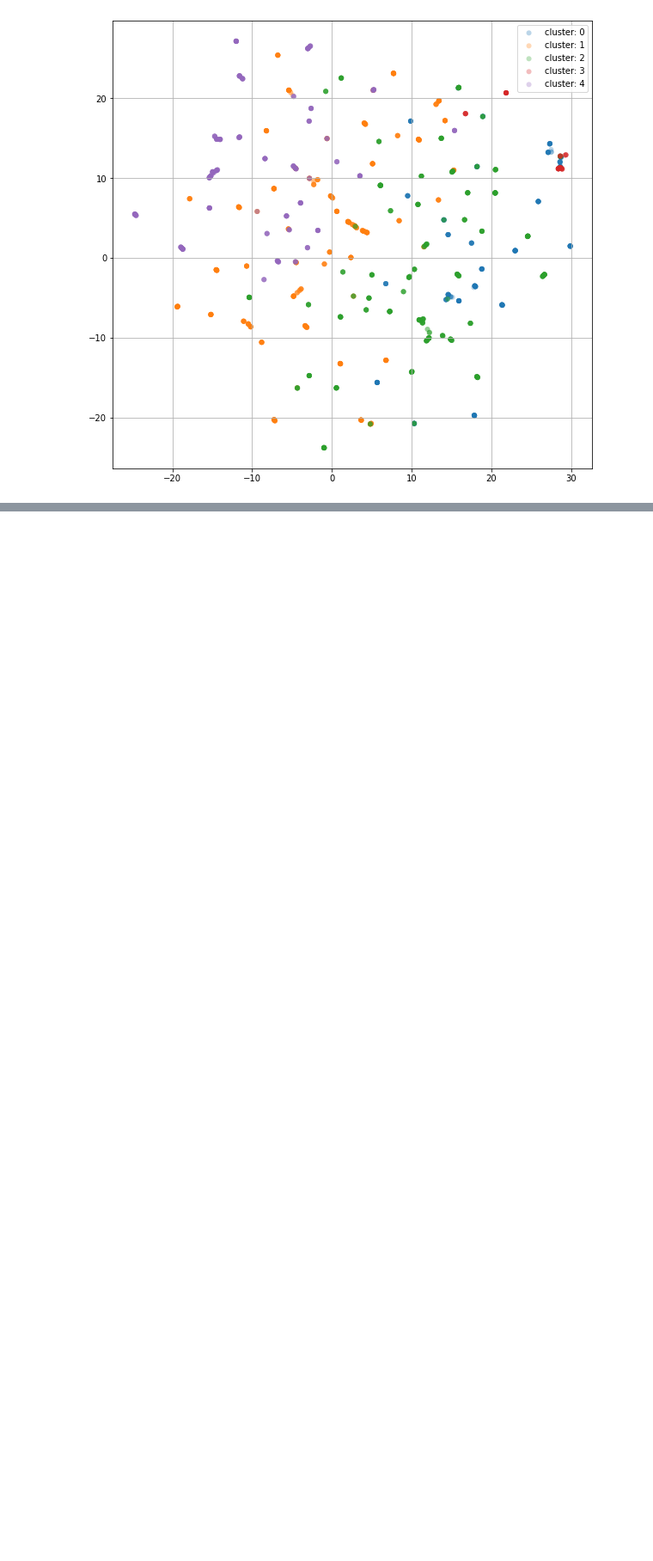
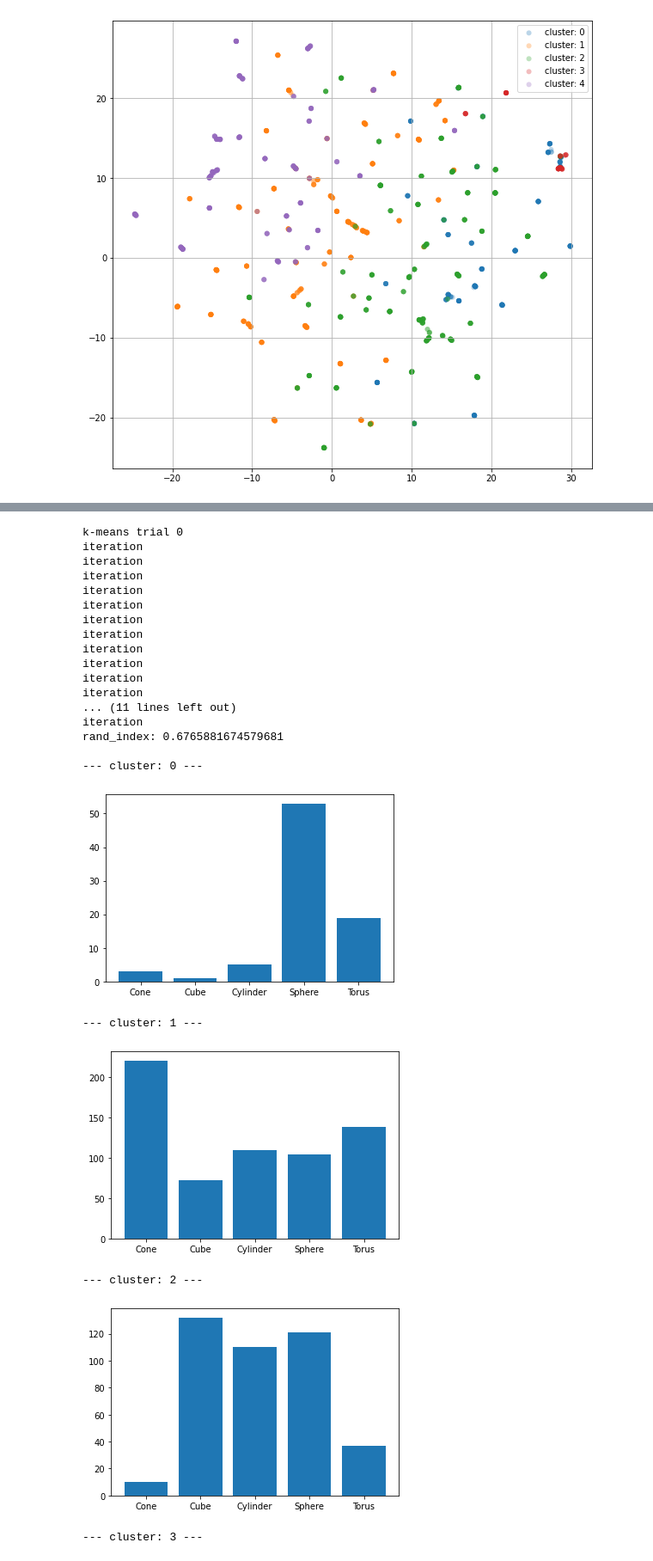
Before and after one commit to gal-dmitry/HSE_prod_stories, a Jupyter notebook: HW_04/Clusterize.ipynb, the cells around one changed output, grey strips where cells are left out. Shown at 86% size. Drawn from its saved outputs; the diff is of its cells as text; code cells hidden in the pictures; blank space fills up the shorter version.

Commit message:
clustering

```diff
--- a/HW_04/Clusterize.ipynb
+++ b/HW_04/Clusterize.ipynb
@@ -148,0 +104,3 @@ rand_index: 0.6788249304653694
+# %%
+an_model_df = form_dataset(dct, labels, _type='analytic_model', _intervals=128)
+an_model_df
@@ -148,0 +121,26 @@ rand_index: 0.6788249304653694
+# %%
+new_an_model_df = get_pred_labels_analytic(an_model_df, analytic_distance)
+# %% [output]
+k-means trial 0
+iteration
+iteration
+iteration
+iteration
+iteration
+iteration
+iteration
+iteration
+iteration
+iteration
+iteration
+... (11 lines left out)
+iteration
+rand_index: 0.6765881674579681
+
+--- cluster: 0 ---
+[figure, added]
+--- cluster: 1 ---
+[figure, added]
+--- cluster: 2 ---
+[figure, added]
+--- cluster: 3 ---
```
Also changed, not shown: parts of 36 cells of this notebook, 1 other file.
